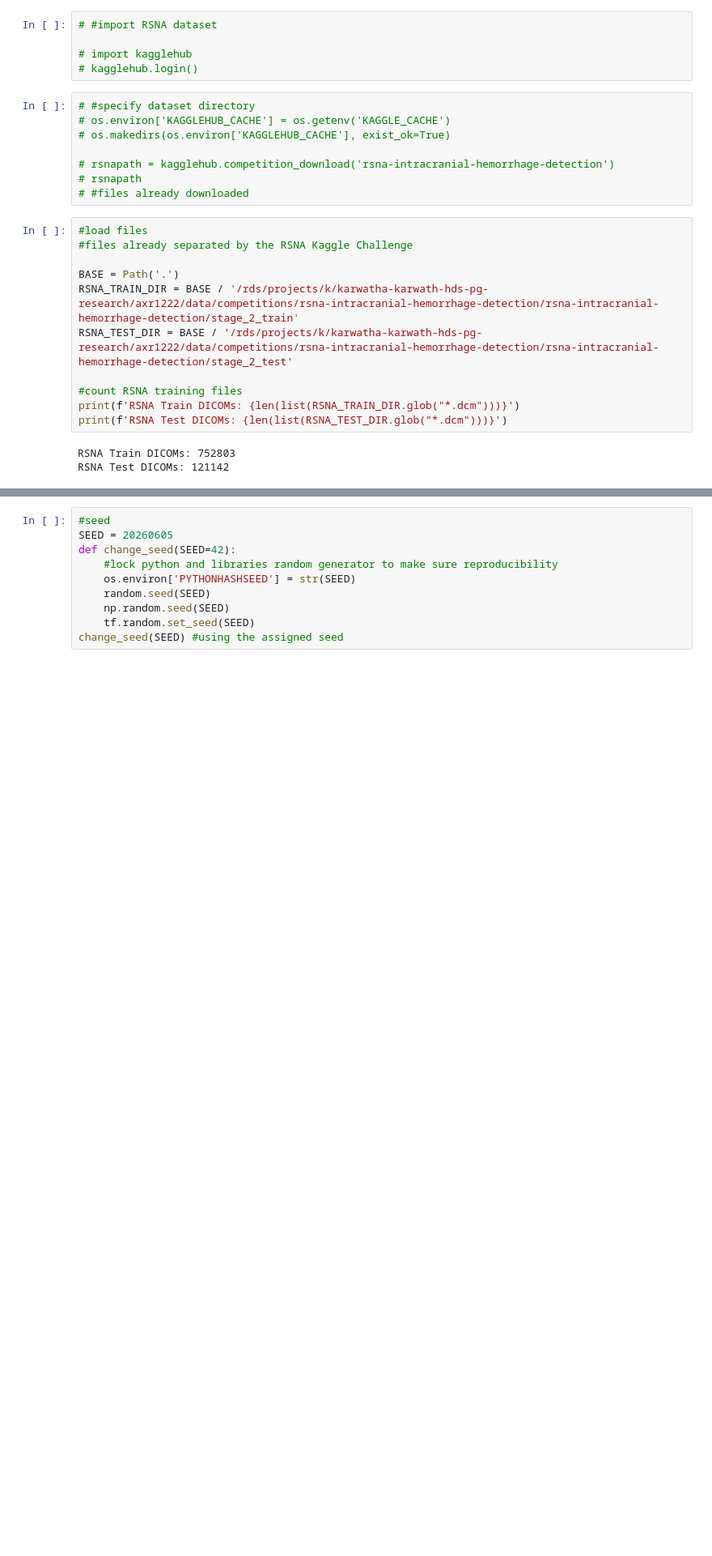
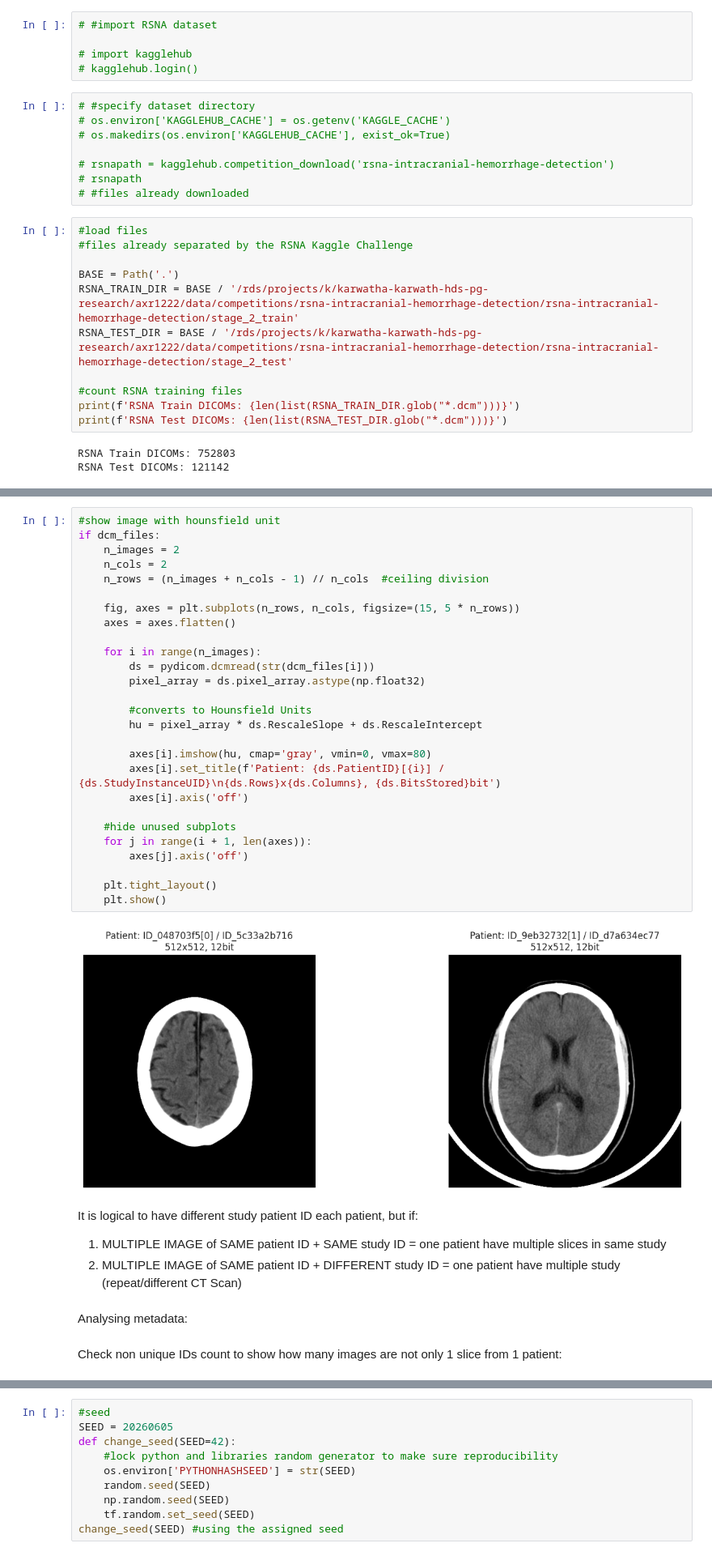
Before and after one commit to azhar-rafiq/thesis-xai, a Jupyter notebook: thesis.ipynb, the cells around one changed output, grey strips where cells are left out. Shown at 81% size. Saved outputs shown, nothing was run; the diff lists cells and outputs as text; blank space fills up the shorter version.

```diff
--- a/thesis.ipynb
+++ b/thesis.ipynb
@@ -99,0 +178,37 @@ E0000 00:00:1778729770.672026 2029015 cuda_platform.cc:52] failed call to cuInit
+# %%
+#show image with hounsfield unit
+if dcm_files:
+    n_images = 2
+    n_cols = 2
+    n_rows = (n_images + n_cols - 1) // n_cols  #ceiling division
+
+    fig, axes = plt.subplots(n_rows, n_cols, figsize=(15, 5 * n_rows))
+    axes = axes.flatten()
+
+    for i in range(n_images):
+        ds = pydicom.dcmread(str(dcm_files[i]))
+        pixel_array = ds.pixel_array.astype(np.float32)
+
+        #converts to Hounsfield Units
+        hu = pixel_array * ds.RescaleSlope + ds.RescaleIntercept
+
+        axes[i].imshow(hu, cmap='gray', vmin=0, vmax=80)
+        axes[i].set_title(f'Patient: {ds.PatientID}[{i}] / {ds.StudyInstanceUID}\n{ds.Rows}x{ds.Columns}, {ds.BitsStored}bit')
+        axes[i].axis('off')
+
+    #hide unused subplots
+    for j in range(i + 1, len(axes)):
+        axes[j].axis('off')
+
+    plt.tight_layout()
+    plt.show()
+# %% [output]
+[figure, added]
+# %% [markdown]
+It is logical to have different study patient ID each patient, but if:
+1. MULTIPLE IMAGE of SAME patient ID + SAME study ID = one patient have multiple slices in same study
+2. MULTIPLE IMAGE of SAME patient ID + DIFFERENT study ID = one patient have multiple study (repeat/different CT Scan)
+# %% [markdown]
+Analysing metadata:
+# %% [markdown]
+Check non unique IDs count to show how many images are not only 1 slice from 1 patient:
```
Also changed, not shown: parts of 26 cells of this notebook, 3 other files.
